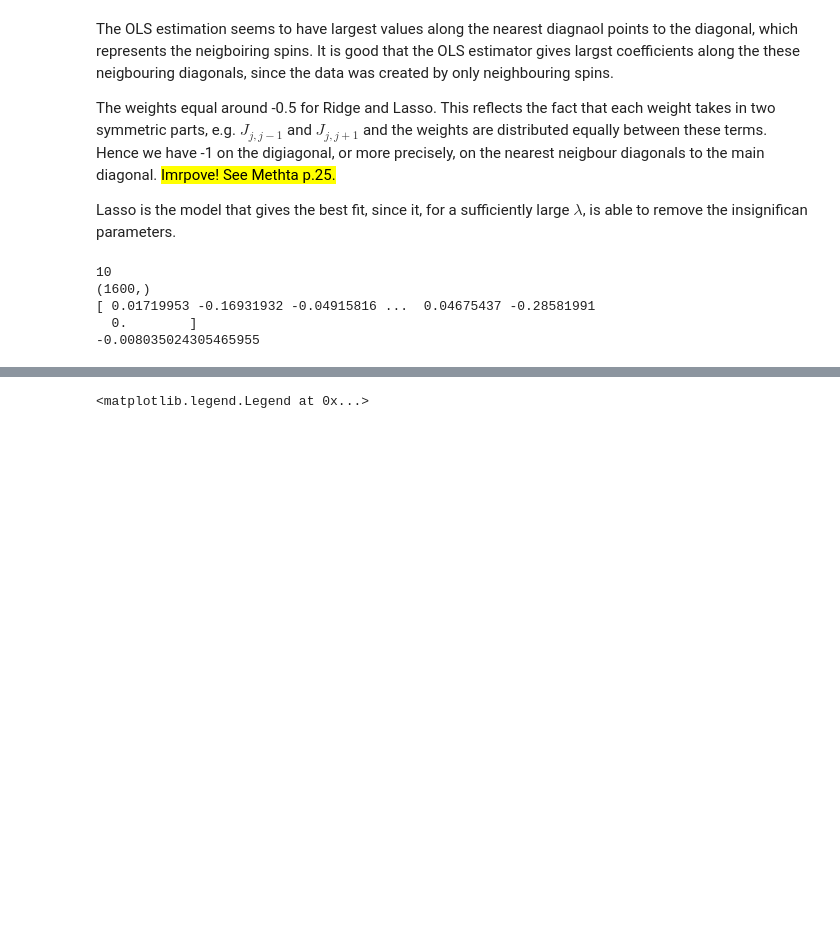
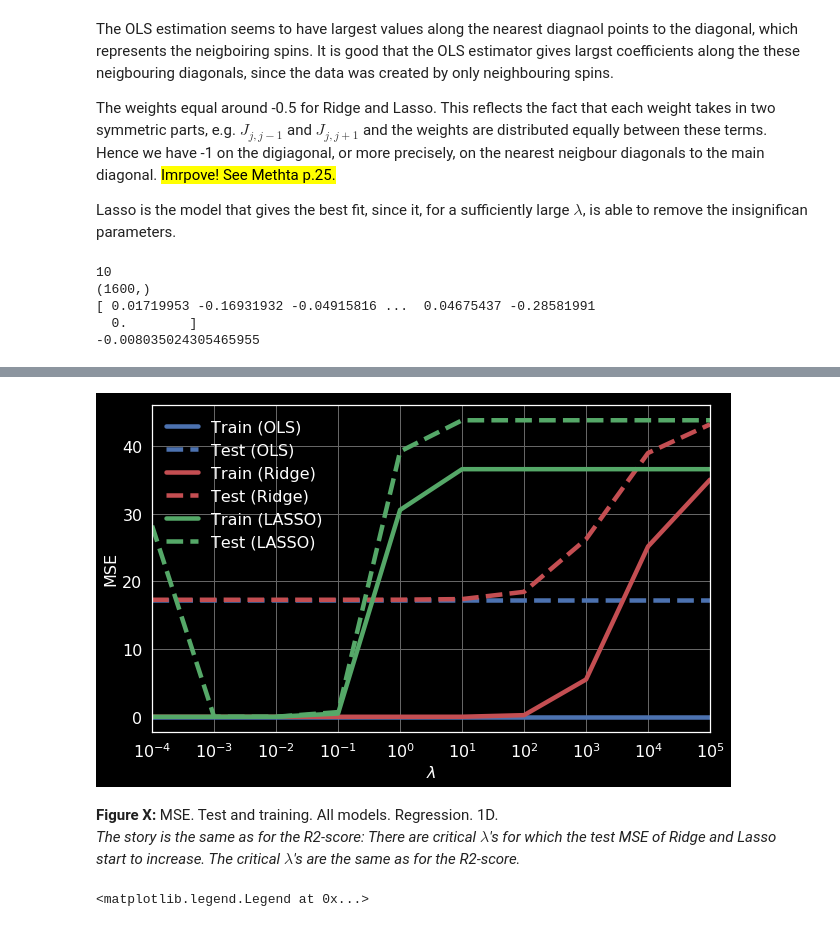
Before and after one commit to kaaja/ADAML, a Jupyter notebook: m2/m2.ipynb, the cells around one changed output, grey strips where cells are left out. Cells and saved outputs as stored; diff of their text form; code cells hidden in the pictures; blank space fills up the shorter version.

```diff
--- a/m2/m2.ipynb
+++ b/m2/m2.ipynb
@@ -230,3 +257,30 @@ We have overfitting for all models. The optimal $\lambda$ is around $10^{-2}$ fo
+# %%
+# Plot our performance on both the training and test data
+plt.semilogx(lmbdas, train_mse_leastsq, 'b',label='Train (OLS)')
+plt.semilogx(lmbdas, test_mse_leastsq,'--b',label='Test (OLS)')
+plt.semilogx(lmbdas, train_mse_ridge,'r',label='Train (Ridge)')#,linewidth=1)
+plt.semilogx(lmbdas, test_mse_ridge,'--r',label='Test (Ridge)')#,linewidth=1)
+plt.semilogx(lmbdas, train_mse_lasso, 'g',label='Train (LASSO)')
+plt.semilogx(lmbdas, test_mse_lasso, '--g',label='Test (LASSO)')
+
+fig = plt.gcf()
+fig.set_size_inches(10.0, 6.0)
+
+#plt.vlines(alpha_optim, plt.ylim()[0], np.max(test_errors), color='k',
+#           linewidth=3, label='Optimum on test')
+plt.legend(loc='upper left',fontsize=16)
+#plt.ylim([-0.01, 1.01])
+plt.xlim([min(lmbdas), max(lmbdas)])
+plt.xlabel(r'$\lambda$',fontsize=16)
+plt.ylabel('MSE',fontsize=16)
+plt.tick_params(labelsize=16)
+#plt.palette="pastel"
+plt.show()
+# %% [output]
+[figure, added]
+# %% [markdown]
+__Figure X:__ MSE. Test and training. All models. Regression. 1D. <br>
+_The story is the same as for the R2-score: There are critical $\lambda$'s for which the test MSE of Ridge and Lasso start to increase. The critical $\lambda$'s are the same as for the R2-score._
 # %%
 from collections import OrderedDict
 from sklearn import linear_model
```
Also changed, not shown: parts of 8 cells of this notebook, 1 other file.
